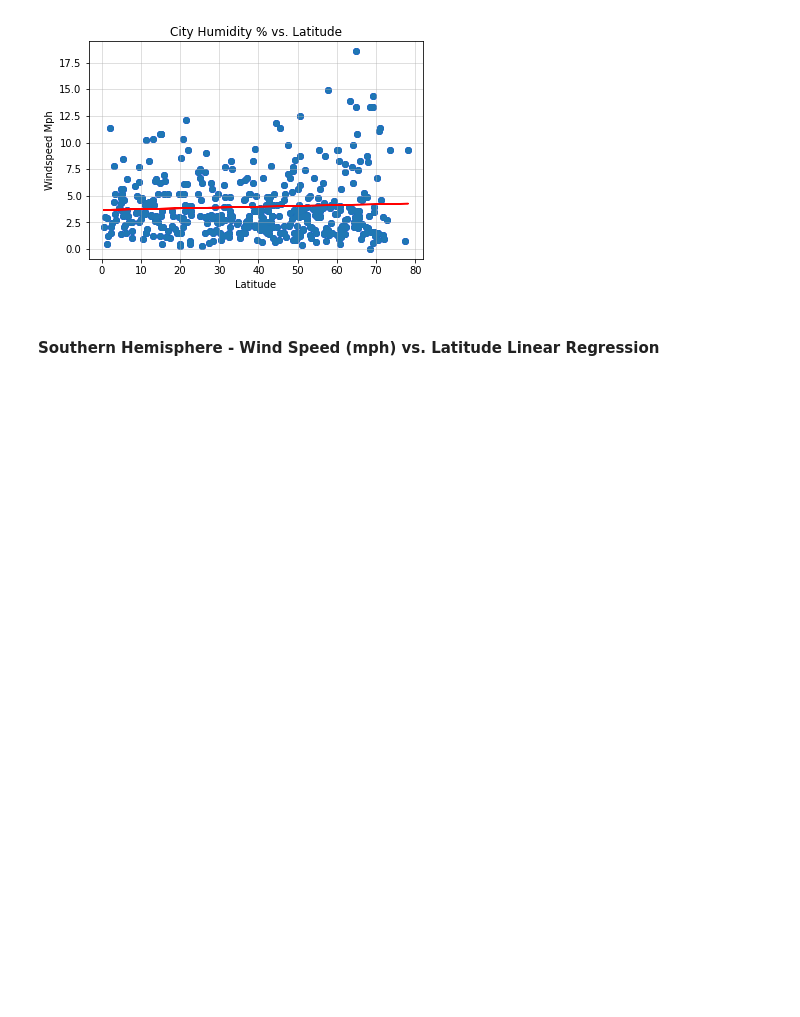
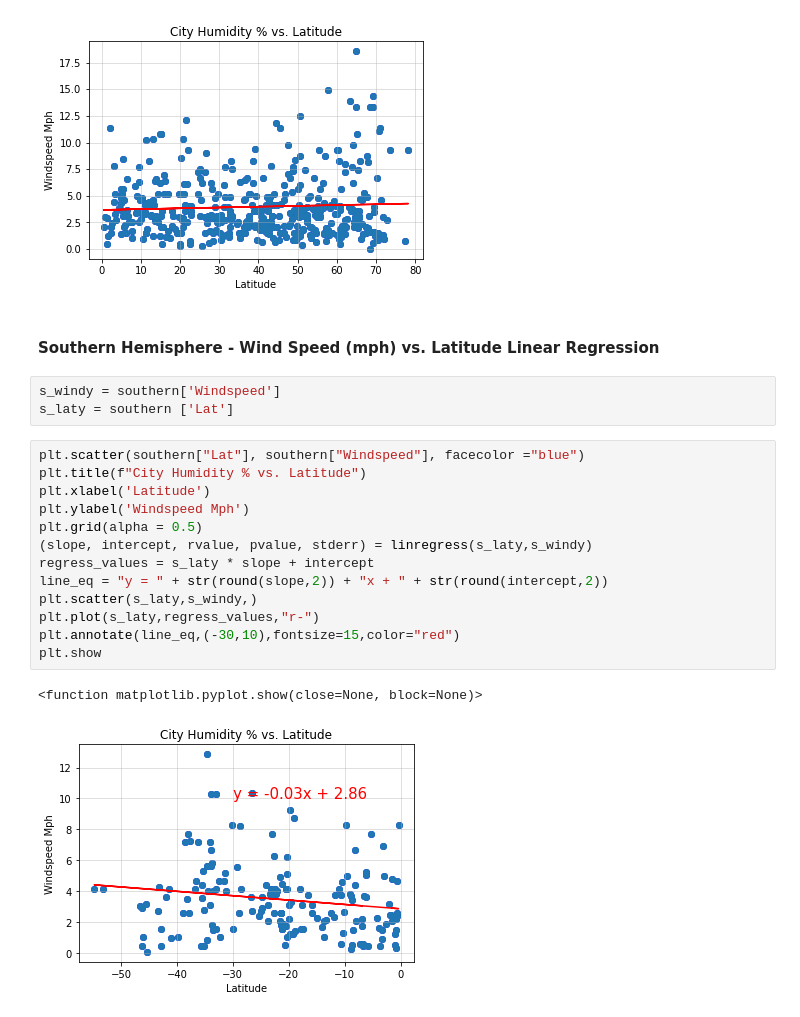
Before and after one commit to kevinsmith78/python-api-challenge, a Jupyter notebook: WeatherPy.ipynb, the cells around one changed output. Cells and saved outputs as stored; diff of their text form; blank space fills up the shorter version.

```diff
--- a/WeatherPy.ipynb
+++ b/WeatherPy.ipynb
@@ -412,3 +412,22 @@ plt.show
 [figure]
 # %% [markdown]
 ####  Southern Hemisphere - Wind Speed (mph) vs. Latitude Linear Regression
+# %%
+s_windy = southern['Windspeed']
+s_laty = southern ['Lat']
+# %%
+plt.scatter(southern["Lat"], southern["Windspeed"], facecolor ="blue")
+plt.title(f"City Humidity % vs. Latitude")
+plt.xlabel('Latitude')
+plt.ylabel('Windspeed Mph')
+plt.grid(alpha = 0.5)
+(slope, intercept, rvalue, pvalue, stderr) = linregress(s_laty,s_windy)
+regress_values = s_laty * slope + intercept
+line_eq = "y = " + str(round(slope,2)) + "x + " + str(round(intercept,2))
+plt.scatter(s_laty,s_windy,)
+plt.plot(s_laty,regress_values,"r-")
+plt.annotate(line_eq,(-30,10),fontsize=15,color="red")
+plt.show
+# %% [output]
+<function matplotlib.pyplot.show(close=None, block=None)>
+[figure, added]
```
